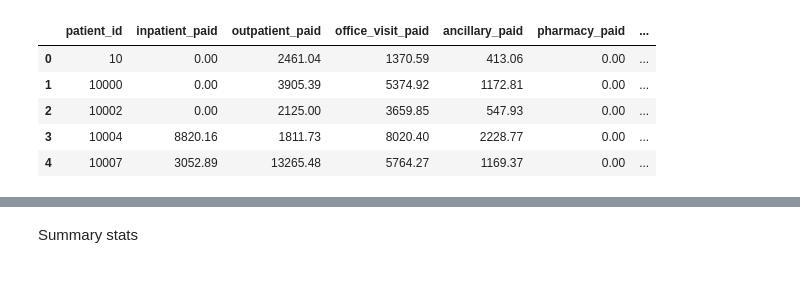
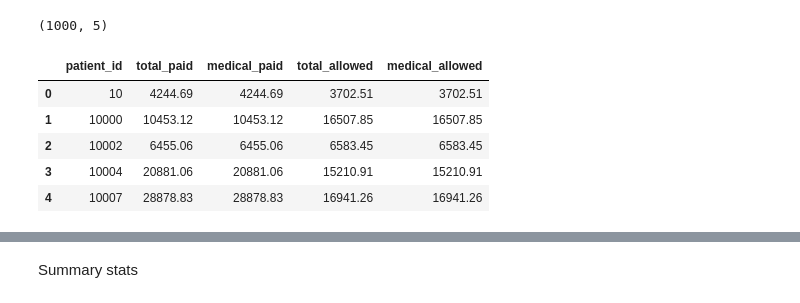
Before and after one commit to manganese-ai/bcda_claims_sandbox, a Jupyter notebook: notebooks/analysis/lindsay.ipynb, the cells around one changed output, grey strips where cells are left out. Drawn from its saved outputs; the diff is of its cells as text; code cells hidden in the pictures.

```diff
--- a/notebooks/analysis/lindsay.ipynb
+++ b/notebooks/analysis/lindsay.ipynb
@@ -6,7 +6,9 @@ import snowflake.connector
 from snowflake.connector.pandas_tools import write_pandas, pd_writer
 import getpass as gt
 import pandas as pd
+import numpy as np
 
 from snowflake_conn import *
 
-conn = get_connection()
+pd.set_option('display.max_columns', None)
+pd.set_option('display.max_rows', None)
@@ -33,6 +84,8 @@ risk.head()
 # %%
+# cost
 sql = '''SELECT * FROM SANDBOX_CLAIMS.PMPM.PMPM_PREP;'''
 pmpm = read_sql(sql)
+pmpm = pmpm.iloc[:,:-1].sort_values('patient_id').reset_index(drop=True)
 
 print(pmpm.shape)
 pmpm.head()
@@ -48,11 +101,15 @@ pmpm.head()
 # %%
 # this currently is summing over multiple years
-grouped = pmpm.groupby(by="patient_id")[pmpm.columns[2:8]].sum().reset_index(drop=False)
+grouped = pmpm.groupby(by="patient_id")[['total_paid','medical_paid','total_allowed','medical_allowed']].sum().reset_index(drop=False)
+grouped = grouped.sort_values('patient_id').reset_index(drop=True)
+
+print(grouped.shape)
 grouped.head()
 # %% [output]
+(1000, 5)
-|  | patient_id | inpatient_paid | outpatient_paid | office_visit_paid | ancillary_paid | pharmacy_paid | ... |
-| 0 | 10 | 0.00 | 2461.04 | 1370.59 | 413.06 | 0.00 | ... |
-| 1 | 10000 | 0.00 | 3905.39 | 5374.92 | 1172.81 | 0.00 | ... |
-| 2 | 10002 | 0.00 | 2125.00 | 3659.85 | 547.93 | 0.00 | ... |
-| 3 | 10004 | 8820.16 | 1811.73 | 8020.40 | 2228.77 | 0.00 | ... |
-| 4 | 10007 | 3052.89 | 13265.48 | 5764.27 | 1169.37 | 0.00 | ... |
+|  | patient_id | total_paid | medical_paid | total_allowed | medical_allowed |
+| 0 | 10 | 4244.69 | 4244.69 | 3702.51 | 3702.51 |
+| 1 | 10000 | 10453.12 | 10453.12 | 16507.85 | 16507.85 |
+| 2 | 10002 | 6455.06 | 6455.06 | 6583.45 | 6583.45 |
+| 3 | 10004 | 20881.06 | 20881.06 | 15210.91 | 15210.91 |
+| 4 | 10007 | 28878.83 | 28878.83 | 16941.26 | 16941.26 |
```
Also changed, not shown: parts of 21 cells of this notebook, 1 other file.
